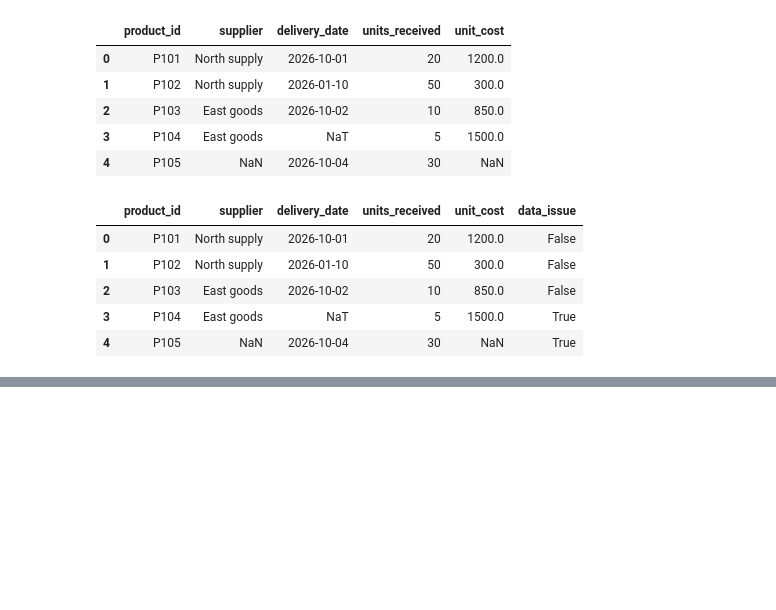
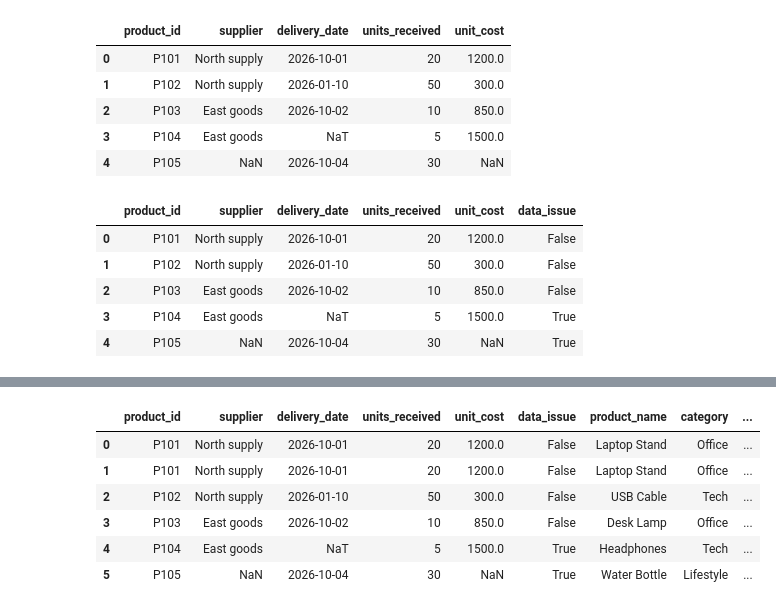
Before and after one commit to shota98501/workspace, a Jupyter notebook: Practice/Weekly/VII/clean_data.ipynb, the cells around one changed output, grey strips where cells are left out. Cells and saved outputs as stored; diff of their text form; code cells hidden in the pictures; blank space fills up the shorter version.

```diff
--- a/Practice/Weekly/VII/clean_data.ipynb
+++ b/Practice/Weekly/VII/clean_data.ipynb
@@ -66,3 +66,6 @@ df
 | 2 | P103 | East goods | 2026-10-02 | 10 | 850.0 | False |
 | 3 | P104 | East goods | NaT | 5 | 1500.0 | True |
 | 4 | P105 | NaN | 2026-10-04 | 30 | NaN | True |
+# %%
+df2 = pd.read_csv("data2.csv")
+df2
@@ -68,0 +79,3 @@ df
+# %%
+df3 = pd.read_csv("data3.csv")
+df3
@@ -68,0 +89,11 @@ df
+# %%
+all_df = pd.merge(pd.merge(df,df2,on="product_id",how="outer"),df3,on="product_id", how="outer")
+all_df
+# %% [output]
+|  | product_id | supplier | delivery_date | units_received | unit_cost | data_issue | product_name | category | ... |
+| 0 | P101 | North supply | 2026-10-01 | 20 | 1200.0 | False | Laptop Stand | Office | ... |
+| 1 | P101 | North supply | 2026-10-01 | 20 | 1200.0 | False | Laptop Stand | Office | ... |
+| 2 | P102 | North supply | 2026-01-10 | 50 | 300.0 | False | USB Cable | Tech | ... |
+| 3 | P103 | East goods | 2026-10-02 | 10 | 850.0 | False | Desk Lamp | Office | ... |
+| 4 | P104 | East goods | NaT | 5 | 1500.0 | True | Headphones | Tech | ... |
+| 5 | P105 | NaN | 2026-10-04 | 30 | NaN | True | Water Bottle | Lifestyle | ... |
```
Also changed, not shown: parts of 3 cells of this notebook, 3 other files.
